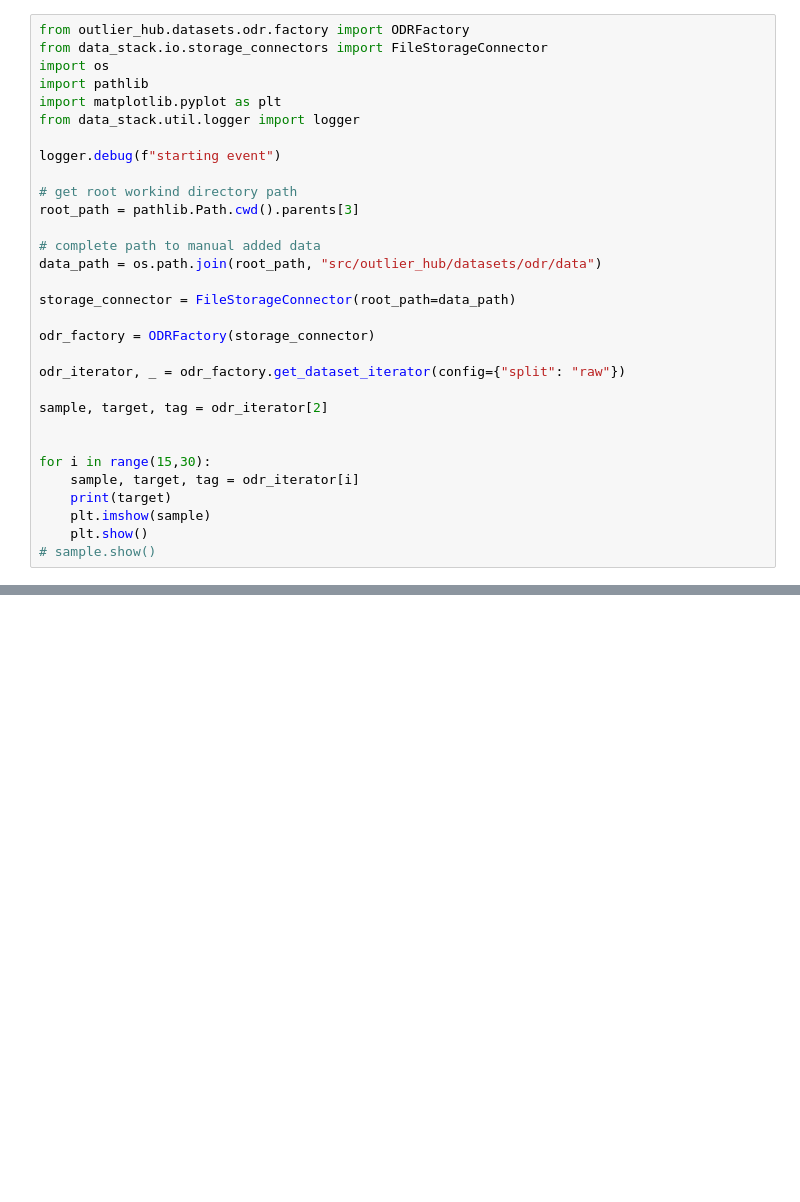
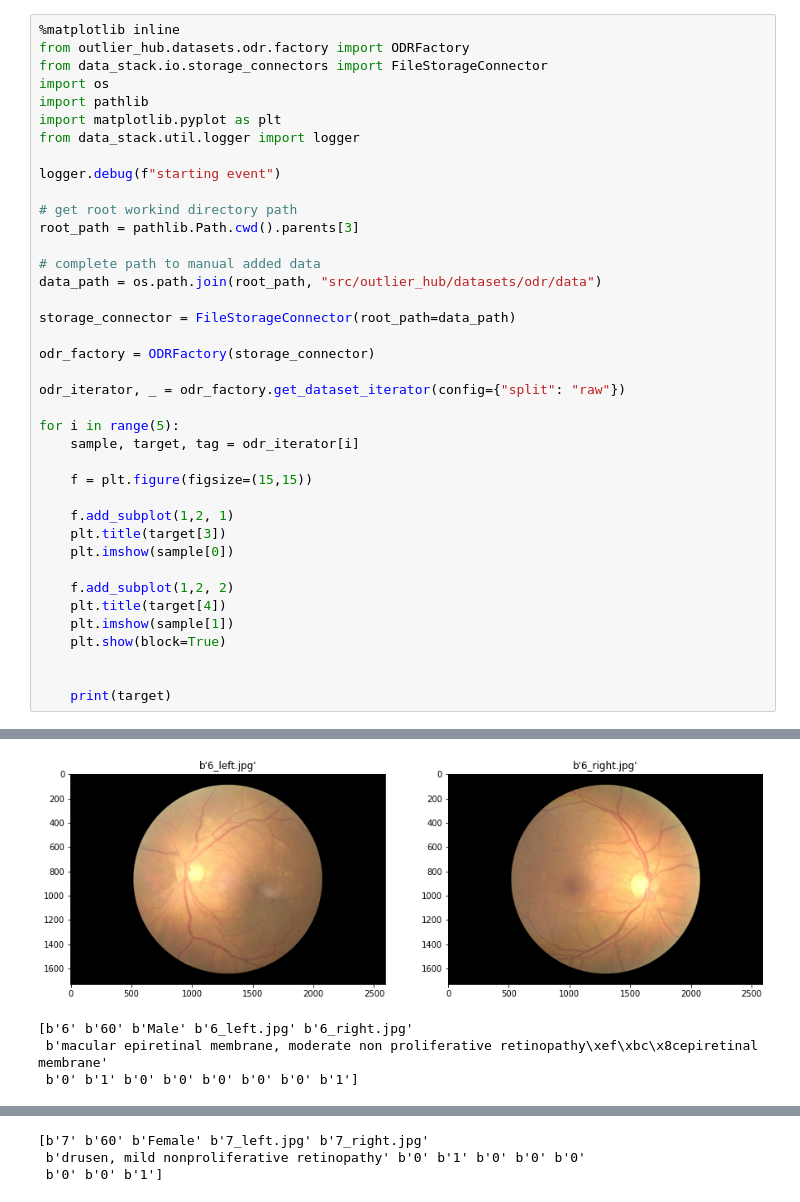
Before and after one commit to fraunhofer-iais/outlierhub, a Jupyter notebook: src/outlier_hub/datasets/odr/checking_odr_iterator.ipynb, the cells around one changed output, grey strips where cells are left out. Drawn from its saved outputs; the diff is of its cells as text; blank space fills up the shorter version.

```diff
--- a/src/outlier_hub/datasets/odr/checking_odr_iterator.ipynb
+++ b/src/outlier_hub/datasets/odr/checking_odr_iterator.ipynb
@@ -1,4 +1,5 @@
 # %%
+%matplotlib inline
 from outlier_hub.datasets.odr.factory import ODRFactory
 from data_stack.io.storage_connectors import FileStorageConnector
 import os
@@ -20,13 +21,20 @@ odr_factory = ODRFactory(storage_connector)
 
 odr_iterator, _ = odr_factory.get_dataset_iterator(config={"split": "raw"})
 
-sample, target, tag = odr_iterator[2]
+for i in range(5):
+    sample, target, tag = odr_iterator[i]
+
+    f = plt.figure(figsize=(15,15))
+
+    f.add_subplot(1,2, 1)
+    plt.title(target[3])
+    plt.imshow(sample[0])
+
+    f.add_subplot(1,2, 2)
+    plt.title(target[4])
+    plt.imshow(sample[1])
+    plt.show(block=True)
 
 
-for i in range(15,30):
-    sample, target, tag = odr_iterator[i]
     print(target)
-    plt.imshow(sample)
-    plt.show()
-# sample.show()
 # %% [output]
@@ -33,0 +42,4 @@ ModuleNotFoundError: No module named 'outlier_hub.datasets.odr'
+[figure, added]
+[b'6' b'60' b'Male' b'6_left.jpg' b'6_right.jpg'
+ b'macular epiretinal membrane, moderate non proliferative retinopathy\xef\xbc\x8cepiretinal membrane'
+ b'0' b'1' b'0' b'0' b'0' b'0' b'0' b'1']
@@ -33,0 +47,3 @@ ModuleNotFoundError: No module named 'outlier_hub.datasets.odr'
+[b'7' b'60' b'Female' b'7_left.jpg' b'7_right.jpg'
+ b'drusen, mild nonproliferative retinopathy' b'0' b'1' b'0' b'0' b'0'
+ b'0' b'0' b'1']
```
Also changed, not shown: parts of 1 cell of this notebook, 8 other files.
